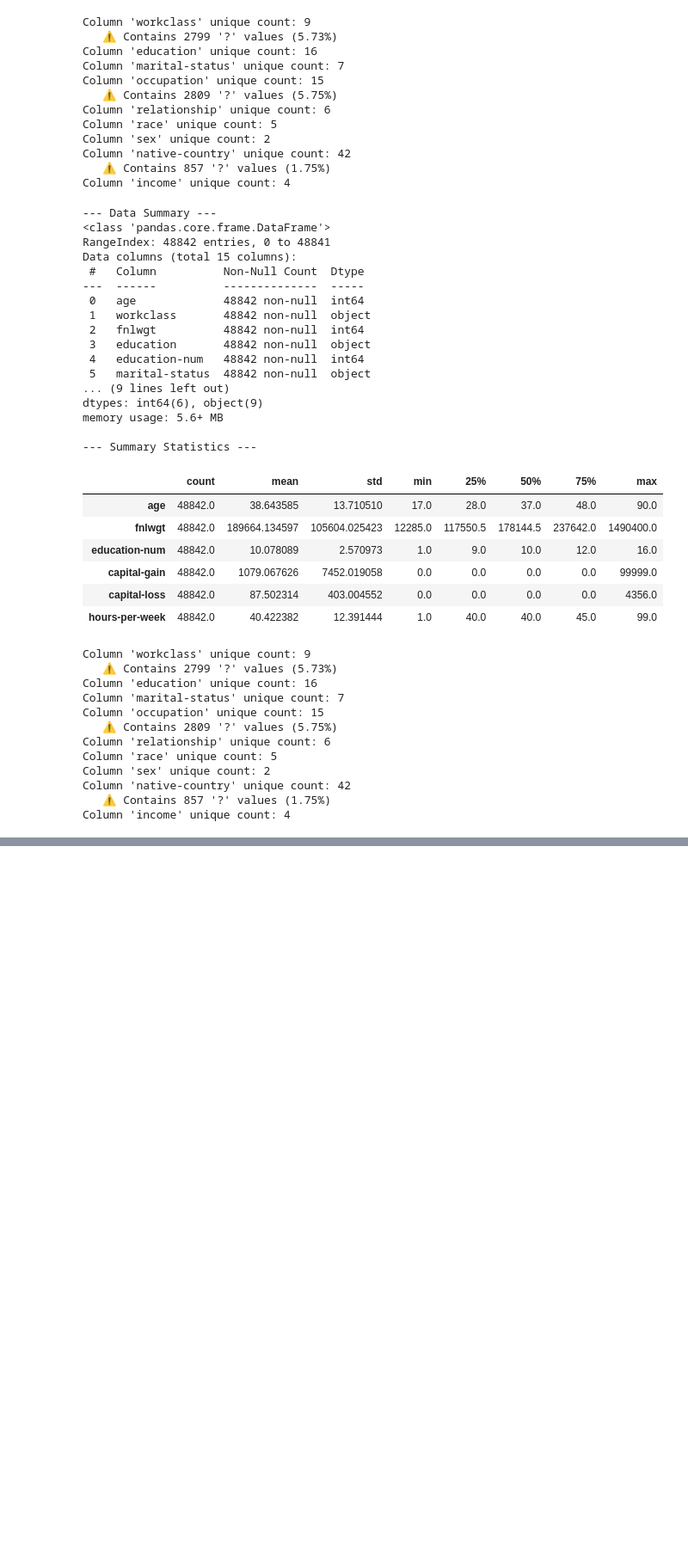
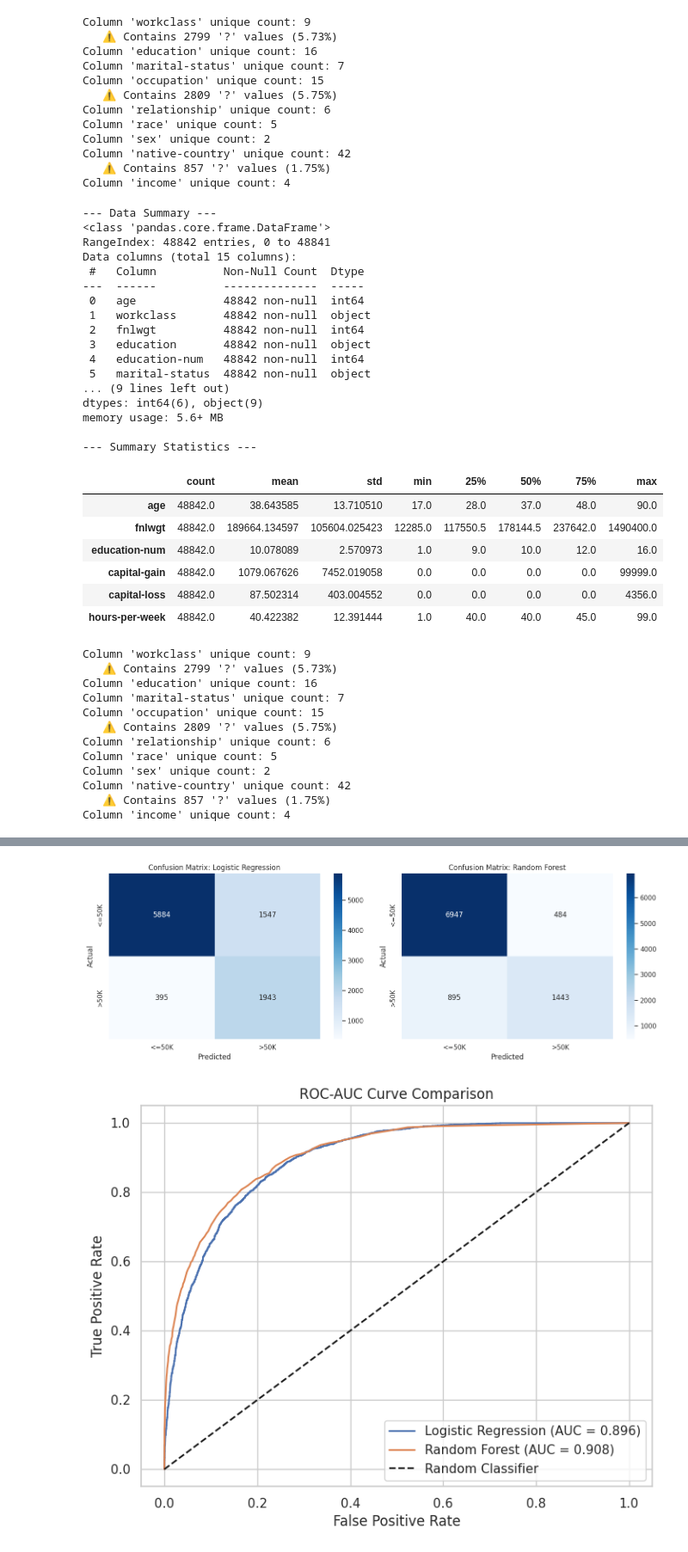
Before and after one commit to Malek720/MachineLearning, a Jupyter notebook: adult.ipynb, the cells around one changed output, grey strips where cells are left out. Shown at 86% size. Drawn from its saved outputs; the diff is of its cells as text; code cells hidden in the pictures; blank space fills up the shorter version.

```diff
--- a/adult.ipynb
+++ b/adult.ipynb
@@ -136,0 +324,68 @@ Column 'income' unique count: 4
+# %%
+from sklearn.model_selection import train_test_split
+from sklearn.linear_model import LogisticRegression
+from sklearn.ensemble import RandomForestClassifier
+from sklearn.metrics import classification_report, confusion_matrix, roc_auc_score, roc_curve
+import pandas as pd
+import matplotlib.pyplot as plt
+import seaborn as sns
+
+# 1. Train / Test Split
+X_train, X_test, y_train, y_test = train_test_split(
+    X_prepared, y, test_size=0.2, random_state=42, stratify=y
+)
+
+# 2. Instantiate Models with Class Weight Balancing
+models = {
+    'Logistic Regression': LogisticRegression(max_iter=1000, class_weight='balanced', random_state=42),
+    'Random Forest': RandomForestClassifier(n_estimators=100, class_weight='balanced', random_state=42)
+}
+
+# 3. Model Training & Evaluation
+results = {}
+plt.figure(figsize=(14, 5))
+
+for i, (name, model) in enumerate(models.items(), 1):
+    # Fit model
+    model.fit(X_train, y_train)
+
+    # Predict classes & probabilities
+    y_pred = model.predict(X_test)
+    y_proba = model.predict_proba(X_test)[:, 1]
+
+    # Compute Metrics
+    auc = roc_auc_score(y_test, y_proba)
+    results[name] = auc
+
+    print(f"================ {name} Classification Report ================")
+    print(classification_report(y_test, y_pred, target_names=['<=50K', '>50K']))
+    print(f"ROC-AUC Score: {auc:.4f}\n")
+
+    # Plot Confusion Matrix
+    plt.subplot(1, 2, i)
+    cm = confusion_matrix(y_test, y_pred)
+    sns.heatmap(cm, annot=True, fmt='d', cmap='Blues',
+                xticklabels=['<=50K', '>50K'], yticklabels=['<=50K', '>50K'])
+    plt.title(f'Confusion Matrix: {name}')
+    plt.xlabel('Predicted')
+    plt.ylabel('Actual')
+
+plt.tight_layout()
+plt.show()
+
+# 4. Plot ROC Curves Comparison
+plt.figure(figsize=(8, 6))
+
+for name, model in models.items():
+    y_proba = model.predict_proba(X_test)[:, 1]
+    fpr, tpr, _ = roc_curve(y_test, y_proba)
+    plt.plot(fpr, tpr, label=f'{name} (AUC = {results[name]:.3f})')
+
+plt.plot([0, 1], [0, 1], 'k--', label='Random Classifier')
+plt.xlabel('False Positive Rate')
+plt.ylabel('True Positive Rate')
+plt.title('ROC-AUC Curve Comparison')
+plt.legend()
+plt.grid(True)
+plt.show()
+# %% [output]
@@ -136,0 +409,2 @@ Column 'income' unique count: 4
+[figure, added]
+[figure, added]
```
Also changed, not shown: parts of 7 cells of this notebook.
